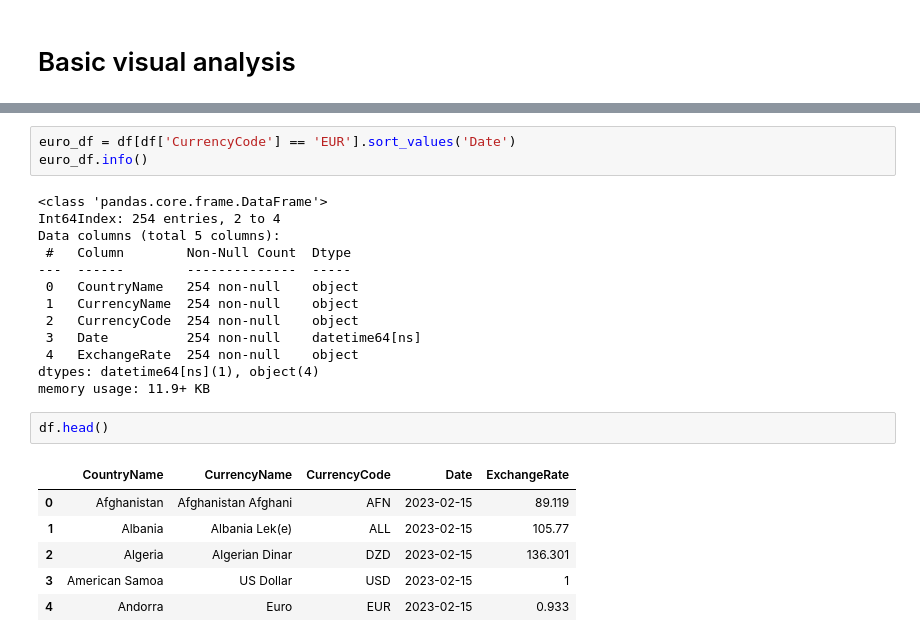
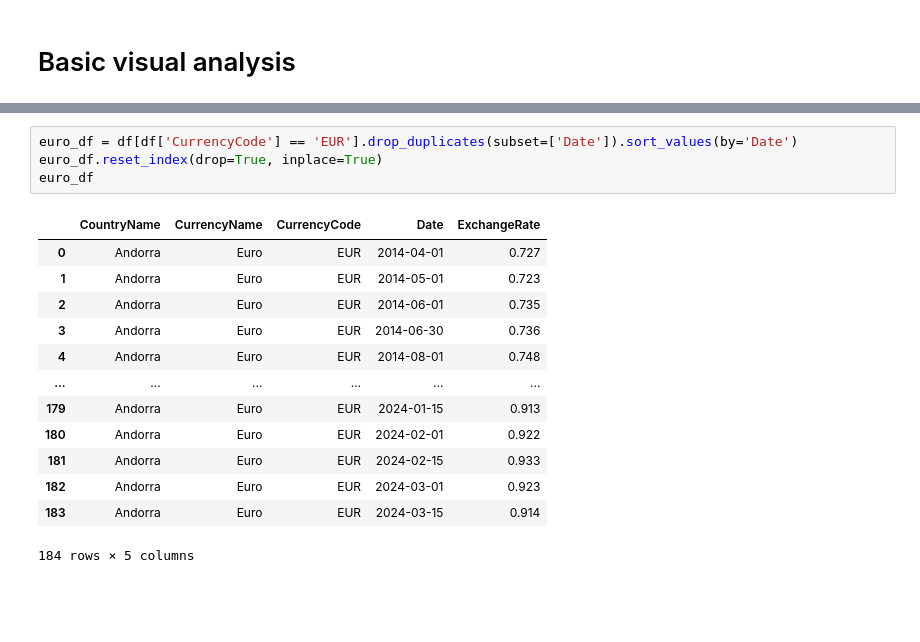
Before and after one commit to unicef/magasin, a Jupyter notebook: examples/un-currency-exchange/exploration/un-currency-exchange.ipynb, the cells around one changed output, grey strips where cells are left out. Cells and saved outputs as stored; diff of their text form; blank space fills up the shorter version.

```diff
--- a/examples/un-currency-exchange/exploration/un-currency-exchange.ipynb
+++ b/examples/un-currency-exchange/exploration/un-currency-exchange.ipynb
@@ -275,26 +275,19 @@ df
 # %%
-euro_df = df[df['CurrencyCode'] == 'EUR'].sort_values('Date')
-euro_df.info()
+euro_df = df[df['CurrencyCode'] == 'EUR'].drop_duplicates(subset=['Date']).sort_values(by='Date')
+euro_df.reset_index(drop=True, inplace=True)
+euro_df
 # %% [output]
+|  | CountryName | CurrencyName | CurrencyCode | Date | ExchangeRate |
+| 0 | Andorra | Euro | EUR | 2014-04-01 | 0.727 |
+| 1 | Andorra | Euro | EUR | 2014-05-01 | 0.723 |
+| 2 | Andorra | Euro | EUR | 2014-06-01 | 0.735 |
+| 3 | Andorra | Euro | EUR | 2014-06-30 | 0.736 |
+| 4 | Andorra | Euro | EUR | 2014-08-01 | 0.748 |
+| ... | ... | ... | ... | ... | ... |
+| 179 | Andorra | Euro | EUR | 2024-01-15 | 0.913 |
+| 180 | Andorra | Euro | EUR | 2024-02-01 | 0.922 |
+| 181 | Andorra | Euro | EUR | 2024-02-15 | 0.933 |
+| 182 | Andorra | Euro | EUR | 2024-03-01 | 0.923 |
+| 183 | Andorra | Euro | EUR | 2024-03-15 | 0.914 |
-<class 'pandas.core.frame.DataFrame'>
-Int64Index: 254 entries, 2 to 4
-Data columns (total 5 columns):
- #   Column        Non-Null Count  Dtype
----  ------        --------------  -----
- 0   CountryName   254 non-null    object
- 1   CurrencyName  254 non-null    object
- 2   CurrencyCode  254 non-null    object
- 3   Date          254 non-null    datetime64[ns]
- 4   ExchangeRate  254 non-null    object
-dtypes: datetime64[ns](1), object(4)
-memory usage: 11.9+ KB
+184 rows × 5 columns
-# %%
-df.head()
-# %% [output]
-|  | CountryName | CurrencyName | CurrencyCode | Date | ExchangeRate |
-| 0 | Afghanistan | Afghanistan Afghani | AFN | 2023-02-15 | 89.119 |
-| 1 | Albania | Albania Lek(e) | ALL | 2023-02-15 | 105.77 |
-| 2 | Algeria | Algerian Dinar | DZD | 2023-02-15 | 136.301 |
-| 3 | American Samoa | US Dollar | USD | 2023-02-15 | 1 |
-| 4 | Andorra | Euro | EUR | 2023-02-15 | 0.933 |
 # %%
```
Also changed, not shown: parts of 2 cells of this notebook.
